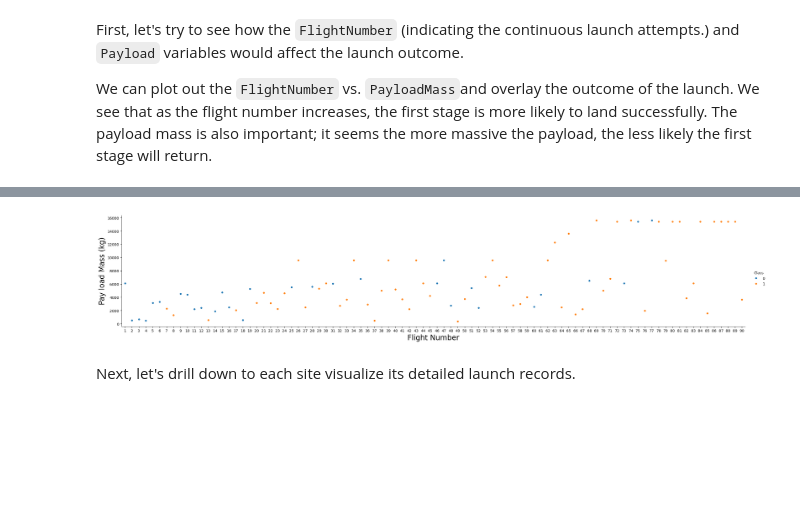
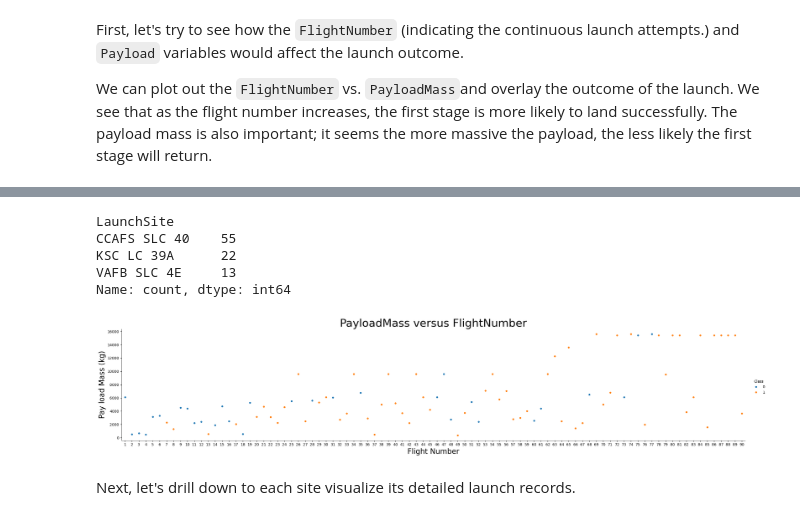
Before and after one commit to PatRomVic/SpaceY, a Jupyter notebook: jupyter-labs-eda-dataviz-v2(1).ipynb, the cells around one changed output, grey strips where cells are left out. Drawn from its saved outputs; the diff is of its cells as text; code cells hidden in the pictures; blank space fills up the shorter version.

```diff
--- a/jupyter-labs-eda-dataviz-v2(1).ipynb
+++ b/jupyter-labs-eda-dataviz-v2(1).ipynb
@@ -75,12 +75,12 @@ import seaborn as sns
 # %% [markdown]
 First, let's read the SpaceX dataset into a Pandas dataframe and print its summary
 # %%
-df=pd.read_csv("https://cf-courses-data.s3.us.cloud-object-storage.appdomain.cloud/IBM-DS0321EN-SkillsNetwork/datasets/dataset_part_2.csv")
-
+#df=pd.read_csv("https://cf-courses-data.s3.us.cloud-object-storage.appdomain.cloud/IBM-DS0321EN-SkillsNetwork/datasets/dataset_part_2.csv")
+#df=pd.read_csv(r'C:\Users\Patricia\Desktop\Data Annalytics Course\My_Projects\Project Space Y\dataset_part_2_Pat.csv')
 # If you were unable to complete the previous lab correctly you can uncomment and load this csv
 
-# df = pd.read_csv('https://cf-courses-data.s3.us.cloud-object-storage.appdomain.cloud/IBMDeveloperSkillsNetwork-DS0701EN-SkillsNetwork/api/dataset_part_2.csv')
-
+df = pd.read_csv('https://cf-courses-data.s3.us.cloud-object-storage.appdomain.cloud/IBMDeveloperSkillsNetwork-DS0701EN-SkillsNetwork/api/dataset_part_2.csv')
+#df['Date'] = pd.to_datetime(df['Date'], origin='1899-12-30', unit='D')
 df.head(5)
 # %% [output]
 |  | FlightNumber | Date | BoosterVersion | PayloadMass | Orbit | LaunchSite | Outcome | Flights | GridFins | ... |
@@ -93,3 +93,5 @@ df.head(5)
 First, let's try to see how the `FlightNumber` (indicating the continuous launch attempts.) and `Payload` variables would affect the launch outcome.
 
 We can plot out the <code>FlightNumber</code> vs. <code>PayloadMass</code>and overlay the outcome of the launch. We see that as the flight number increases, the first stage is more likely to land successfully. The payload mass is also important; it seems the more massive the payload, the less likely the first stage will return.
+# %%
+df['LaunchSite'].replace('CCAFS SLC-40', 'CCAFS LC-40', inplace=True)
@@ -96,10 +105,19 @@ We can plot out the <code>FlightNumber</code> vs. <code>PayloadMass</code>and ov
+# %%
+df['LaunchSite'].value_counts()
+# %% [output]
+LaunchSite
+CCAFS SLC 40    55
+KSC LC 39A      22
+VAFB SLC 4E     13
+Name: count, dtype: int64
 # %%
 sns.catplot(y="PayloadMass", x="FlightNumber", hue="Class", data=df, aspect = 5)
 plt.xlabel("Flight Number",fontsize=20)
 plt.ylabel("Pay load Mass (kg)",fontsize=20)
+plt.title("PayloadMass versus FlightNumber",fontsize=30)
 plt.show()
 # %% [output]
-[figure, old version]
+[figure, new version]
 # %% [markdown]
 Next, let's drill down to each site visualize its detailed launch records.
 # %% [markdown]
```
Also changed, not shown: parts of 14 cells of this notebook.
